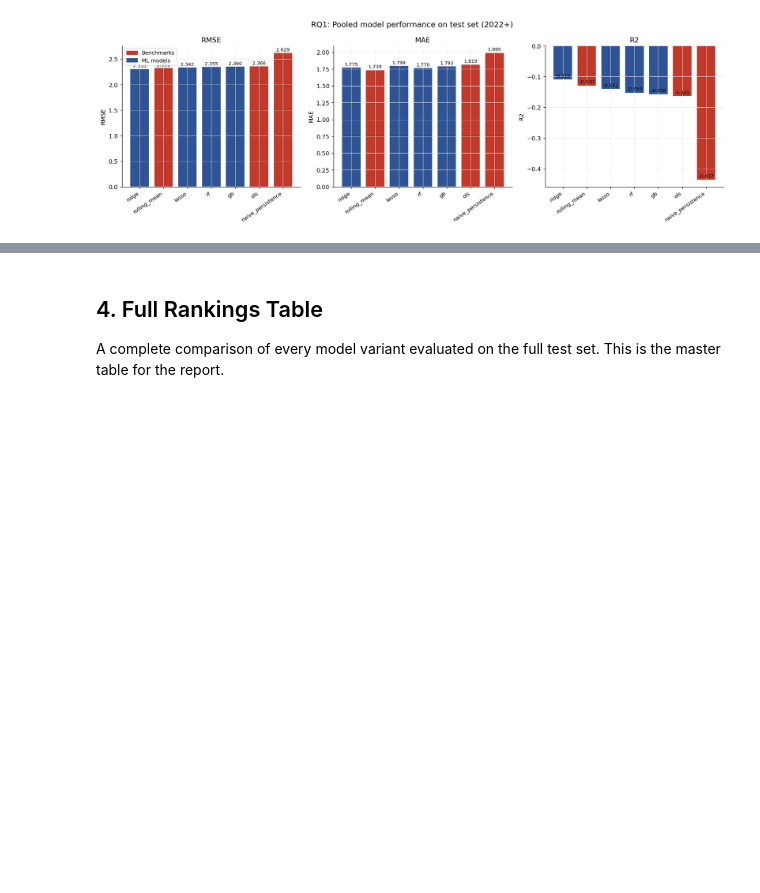
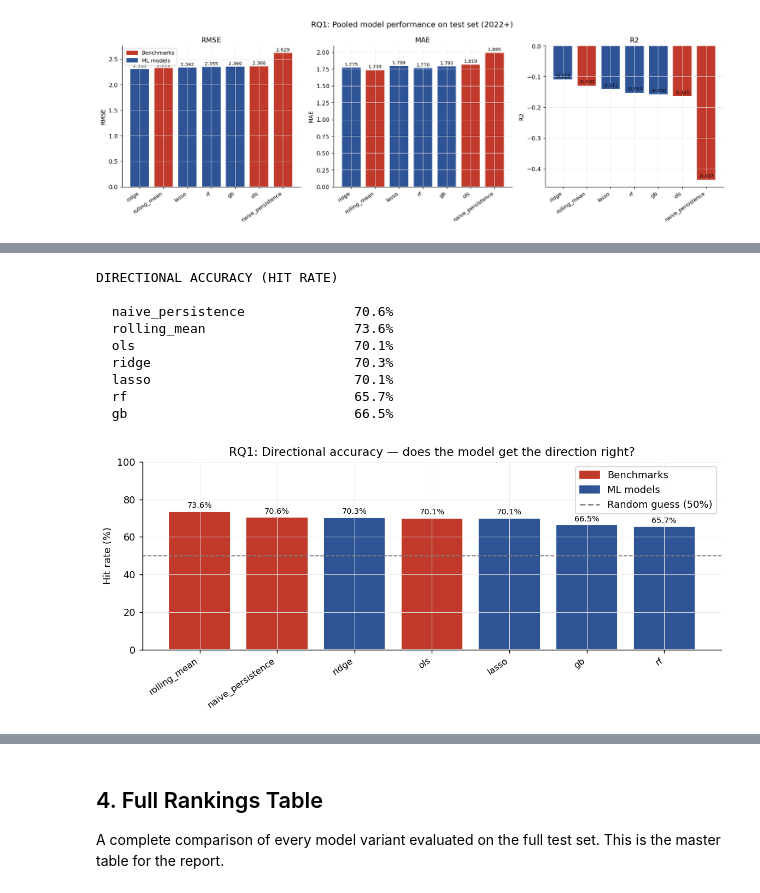
Before and after one commit to deercarla/european-house-market-forecasting, a Jupyter notebook: s5-metrics/metrics.ipynb, the cells around one changed output, grey strips where cells are left out. Drawn from its saved outputs; the diff is of its cells as text; code cells hidden in the pictures; blank space fills up the shorter version.

```diff
--- a/s5-metrics/metrics.ipynb
+++ b/s5-metrics/metrics.ipynb
@@ -182,0 +184,48 @@ for _, row in pooled_df[pooled_df['phase']=='ML'].iterrows():
+# %%
+#Directional Accuracy (Hit Rate)
+# Does the model correctly predict whether prices go up or down?
+print("DIRECTIONAL ACCURACY (HIT RATE)")
+print()
+
+dir_results = []
+for col in pooled_cols:
+    mask = preds[col].notna() & preds['y_true'].notna()
+    yt = preds.loc[mask, 'y_true']
+    yp = preds.loc[mask, col]
+
+    correct_direction = ((yt > 0) == (yp > 0)).sum()
+    hit_rate = correct_direction / len(yt) * 100
+    dir_results.append({'model': col, 'hit_rate': hit_rate})
+    print(f"  {col:<30} {hit_rate:.1f}%")
+
+dir_df = pd.DataFrame(dir_results).sort_values('hit_rate', ascending=False)
+
+# Plot
+fig, ax = plt.subplots(figsize=(9, 4))
+colors = [RED if m in ['naive_persistence','rolling_mean','ols'] else ACCENT
+          for m in dir_df['model']]
+bars = ax.bar(dir_df['model'], dir_df['hit_rate'], color=colors, edgecolor='white')
+ax.axhline(50, color='grey', linestyle='--', linewidth=1, label='Random guess (50%)')
+ax.set_ylabel('Hit rate (%)')
+ax.set_title('RQ1: Directional accuracy — does the model get the direction right?')
+ax.set_xticklabels(dir_df['model'], rotation=35, ha='right', fontsize=9)
+ax.set_ylim(0, 100)
+for bar, val in zip(bars, dir_df['hit_rate']):
+    ax.text(bar.get_x() + bar.get_width()/2, bar.get_height() + 1,
+            f'{val:.1f}%', ha='center', va='bottom', fontsize=8)
+red_p  = mpatches.Patch(color=RED,   label='Benchmarks')
+blue_p = mpatches.Patch(color=ACCENT,label='ML models')
+ax.legend(handles=[red_p, blue_p, plt.Line2D([0],[0], color='grey', linestyle='--', label='Random guess (50%)')])
+plt.tight_layout()
+plt.show()
+# %% [output]
+DIRECTIONAL ACCURACY (HIT RATE)
+
+  naive_persistence              70.6%
+  rolling_mean                   73.6%
+  ols                            70.1%
+  ridge                          70.3%
+  lasso                          70.1%
+  rf                             65.7%
+  gb                             66.5%
+[figure, added]
```
Also changed, not shown: parts of 35 cells of this notebook.
